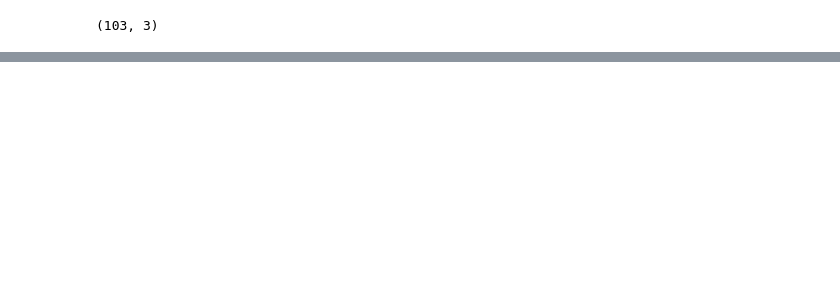
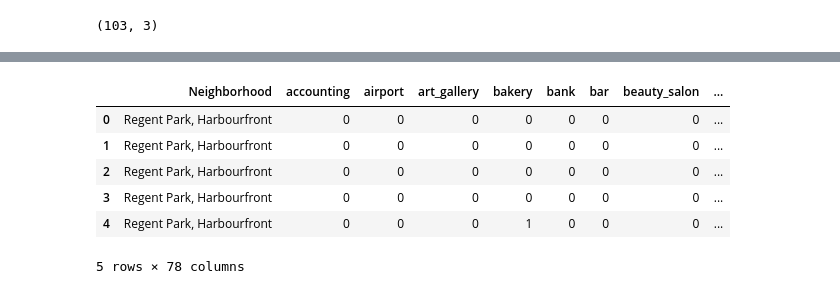
Before and after one commit to alex-vidaurri/Coursera_Capstone, a Jupyter notebook: Capstone_notebook.ipynb, the cells around one changed output, grey strips where cells are left out. Cells and saved outputs as stored; diff of their text form; code cells hidden in the pictures; blank space fills up the shorter version.

```diff
--- a/Capstone_notebook.ipynb
+++ b/Capstone_notebook.ipynb
@@ -73,0 +114,17 @@ merged.drop('Postal Code', axis=1)
+# %%
+Toronto = folium.Map(location=[Toronto_data['Latitude'].mean(), Toronto_data['Longitude'].mean()], zoom_start=12)
+
+# add markers to map
+for lat, lng, label in zip(Toronto_data['Latitude'], Toronto_data['Longitude'], Toronto_data['Neighborhood']):
+    label = folium.Popup(label, parse_html=True)
+    folium.CircleMarker(
+        [lat, lng],
+        radius=5,
+        popup=label,
+        color='blue',
+        fill=True,
+        fill_color='#3186cc',
+        fill_opacity=0.7,
+        parse_html=False).add_to(Toronto)
+
+Toronto
@@ -73,0 +133,10 @@ merged.drop('Postal Code', axis=1)
+# %%
+LAT_LON = '{},{}'.format(Toronto_data['Latitude'].mean(), Toronto_data['Longitude'].mean())
+import urllib
+RETURN_TYPE = 'json'
+API_KEY= 'REMOVED'
+url = 'https://maps.googleapis.com/maps/api/place/nearbysearch/{}?location={}&radius={}&key={}'.format(
+    RETURN_TYPE,  LAT_LON, 500, API_KEY
+)
+
+print(url)
@@ -73,0 +189,5 @@ merged.drop('Postal Code', axis=1)
+# %%
+Toronto_venues = getNearbyVenues(Toronto_data.loc[:, 'Neighborhood'],
+                   Toronto_data.loc[:, 'Latitude'],
+                    Toronto_data.loc[:, 'Longitude']
+                   )
@@ -73,0 +226,20 @@ merged.drop('Postal Code', axis=1)
+# %%
+# one hot encoding
+toronto_onehot = pd.get_dummies(Toronto_venues[['Venue Category']], prefix="", prefix_sep="")
+
+# add neighborhood column back to dataframe
+toronto_onehot['Neighborhood'] = Toronto_venues['Neighborhood']
+
+# move neighborhood column to the first column
+fixed_columns = [toronto_onehot.columns[-1]] + list(toronto_onehot.columns[:-1])
+toronto_onehot = toronto_onehot[fixed_columns]
+
+toronto_onehot.head()
+# %% [output]
+|  | Neighborhood | accounting | airport | art_gallery | bakery | bank | bar | beauty_salon | ... |
+| 0 | Regent Park, Harbourfront | 0 | 0 | 0 | 0 | 0 | 0 | 0 | ... |
+| 1 | Regent Park, Harbourfront | 0 | 0 | 0 | 0 | 0 | 0 | 0 | ... |
+| 2 | Regent Park, Harbourfront | 0 | 0 | 0 | 0 | 0 | 0 | 0 | ... |
+| 3 | Regent Park, Harbourfront | 0 | 0 | 0 | 0 | 0 | 0 | 0 | ... |
+| 4 | Regent Park, Harbourfront | 0 | 0 | 0 | 1 | 0 | 0 | 0 | ... |
+5 rows × 78 columns
```
Also changed, not shown: parts of 24 cells of this notebook.
